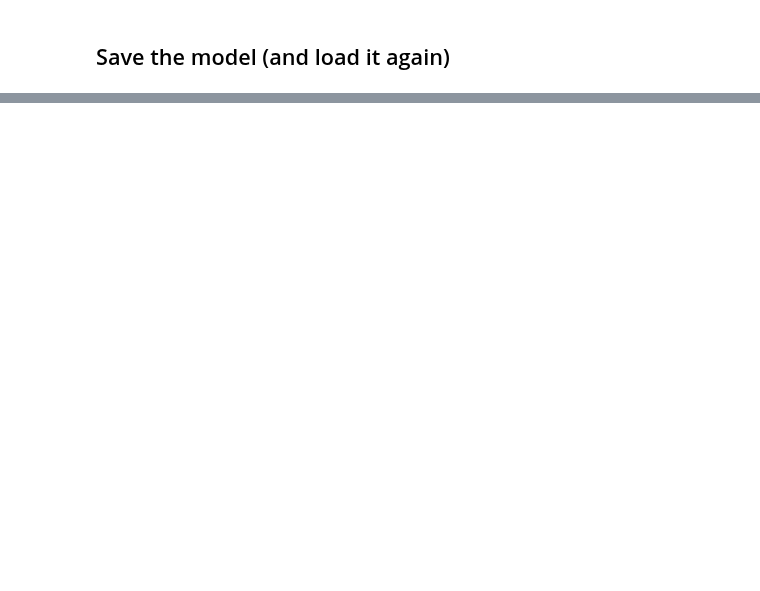
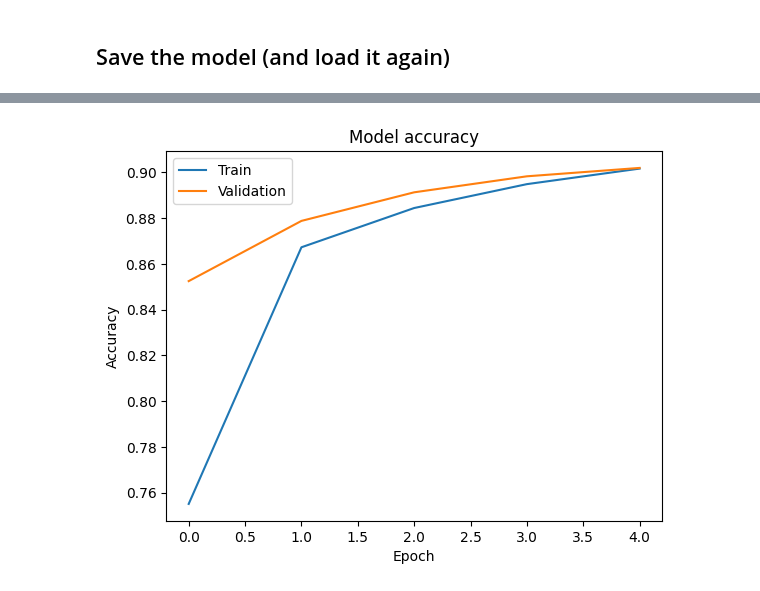
Before and after one commit to safeliquids/notebooks-for-NES2-2024, a Jupyter notebook: lecture_02/simple_example_v1.ipynb, the cells around one changed output, grey strips where cells are left out. Saved outputs shown, nothing was run; the diff lists cells and outputs as text; code cells hidden in the pictures; blank space fills up the shorter version.

```diff
--- a/lecture_02/simple_example_v1.ipynb
+++ b/lecture_02/simple_example_v1.ipynb
@@ -350,0 +358,98 @@ loaded_model.evaluate(x_test, y_test)
+# %%
+
+model = keras.Sequential([
+    keras.layers.Dense(512, activation='relu', input_shape=(28 * 28,)),
+    keras.layers.Dense(10, activation='softmax')
+])
+
+model.summary()
+
+# set model parameters:
+model.compile(optimizer='sgd',
+              loss='sparse_categorical_crossentropy',
+              metrics=['accuracy'])
+
+# optimizer ... training algorithm
+# loss ... error/loss function
+# metrics ... for evaluation
+
+# Train the model
+history = model.fit(x_train, y_train, epochs=5, batch_size=128, validation_data=(x_val, y_val))
+
+
+# Plot training & validation accuracy values
+plt.plot(history.history['accuracy'])
+plt.plot(history.history['val_accuracy'])
+plt.title('Model accuracy')
+plt.ylabel('Accuracy')
+plt.xlabel('Epoch')
+plt.legend(['Train', 'Validation'], loc='upper left')
+plt.show()
+
+# Plot training & validation loss values
+plt.plot(history.history['loss'])
+plt.plot(history.history['val_loss'])
+plt.title('Model loss')
+plt.ylabel('Loss')
+plt.xlabel('Epoch')
+plt.legend(['Train', 'Validation'], loc='upper left')
+plt.show()
+
+# Evaluate the model on the test set
+test_loss, test_acc = model.evaluate(x_test, y_test)
+print('Test accuracy:', test_acc, '\nTest loss:', test_loss)
+
+# Get the predicted class for each sample
+predicted_classes = np.argmax(predictions, axis=1)
+
+
+# Misclassified indices:
+misclassified_indices = np.where(predicted_classes != y_test)[0]
+num_misclassified = len(misclassified_indices)
+print("Number of misclassified images:", num_misclassified, "out of", len(y_test), ", accuracy", test_acc)
+
+from sklearn.metrics import confusion_matrix
+cm = confusion_matrix(y_test, predicted_classes)
+
+# Plot the confusion matrix
+import matplotlib.pyplot as plt
+import seaborn as sns
+
+plt.figure(figsize=(10, 8))
+sns.heatmap(cm, annot=True, fmt='d', cmap='Blues')
+plt.xlabel('Predicted Label')
+plt.ylabel('True Label')
+plt.title('Confusion Matrix')
+plt.show()
+
+# Plot the confusion matrix
+import matplotlib.pyplot as plt
+import seaborn as sns
+
+# Plot some misclassified images from a given target (or predicted) class
+target_class = 3
+misclassified_indices_class = np.where((predicted_classes != y_test) & (y_test == target_class))[0]
+#misclassified_indices_class = np.where((predicted_classes != y_test) & (predicted_classes == target_class))[0]
+
+
+
+# Display the first 25 misclassified images for the target class
+plt.figure(figsize=(10, 10))
+for i in range(min(25, len(misclassified_indices_class))):
+    index = misclassified_indices_class[i]
+    plt.subplot(5, 5, i + 1)
+    plt.xticks([])
+    plt.yticks([])
+    plt.grid(False)
+    plt.imshow(test_images[index], cmap=plt.cm.binary)
+    plt.xlabel(f"True:{y_test[index]}, Pred:{predicted_classes[index]}")
+plt.show()
+
+# Save the model
+import datetime
+
+# Create a unique model name using the current date and time
+model_name = "my_first_mnist_model_" + datetime.datetime.now().strftime("%Y%m%d-%H%M%S") + ".keras"
+# Save the model with the generated name
+model.save(model_name)
+# %% [output]
@@ -350,0 +477 @@ loaded_model.evaluate(x_test, y_test)
+[figure, added]
```
Also changed, not shown: parts of 16 cells of this notebook.
